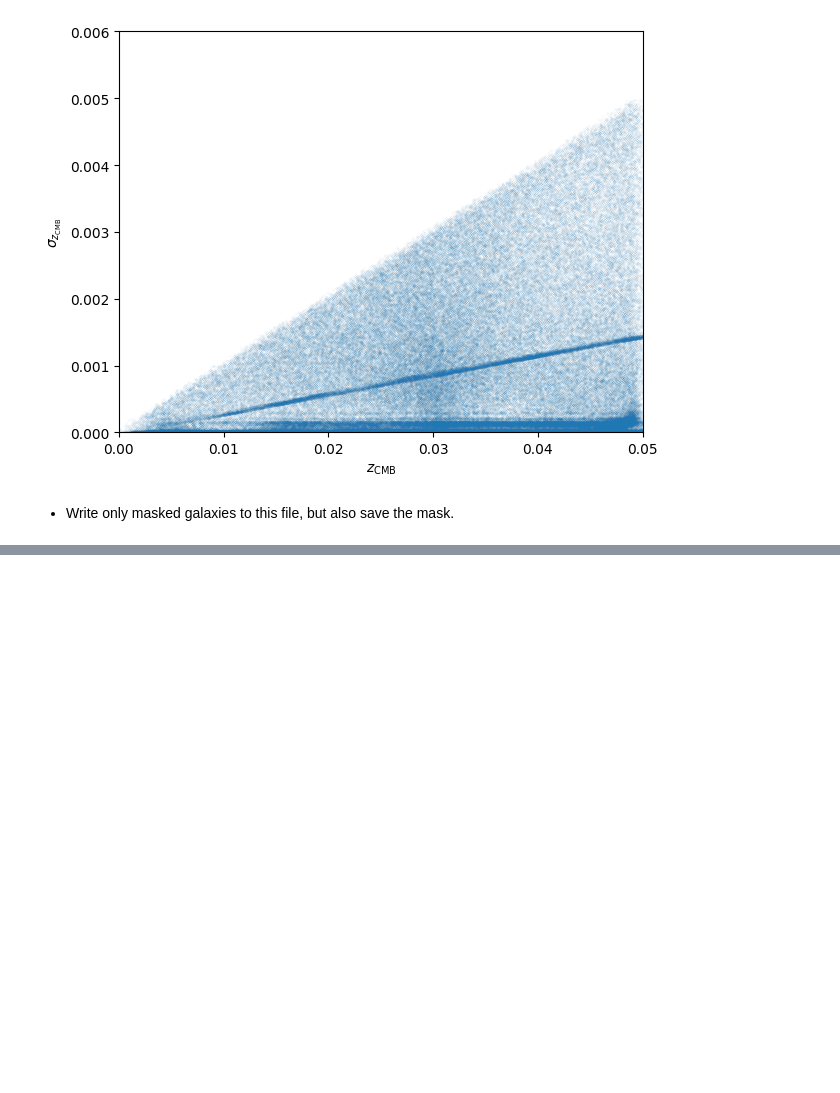
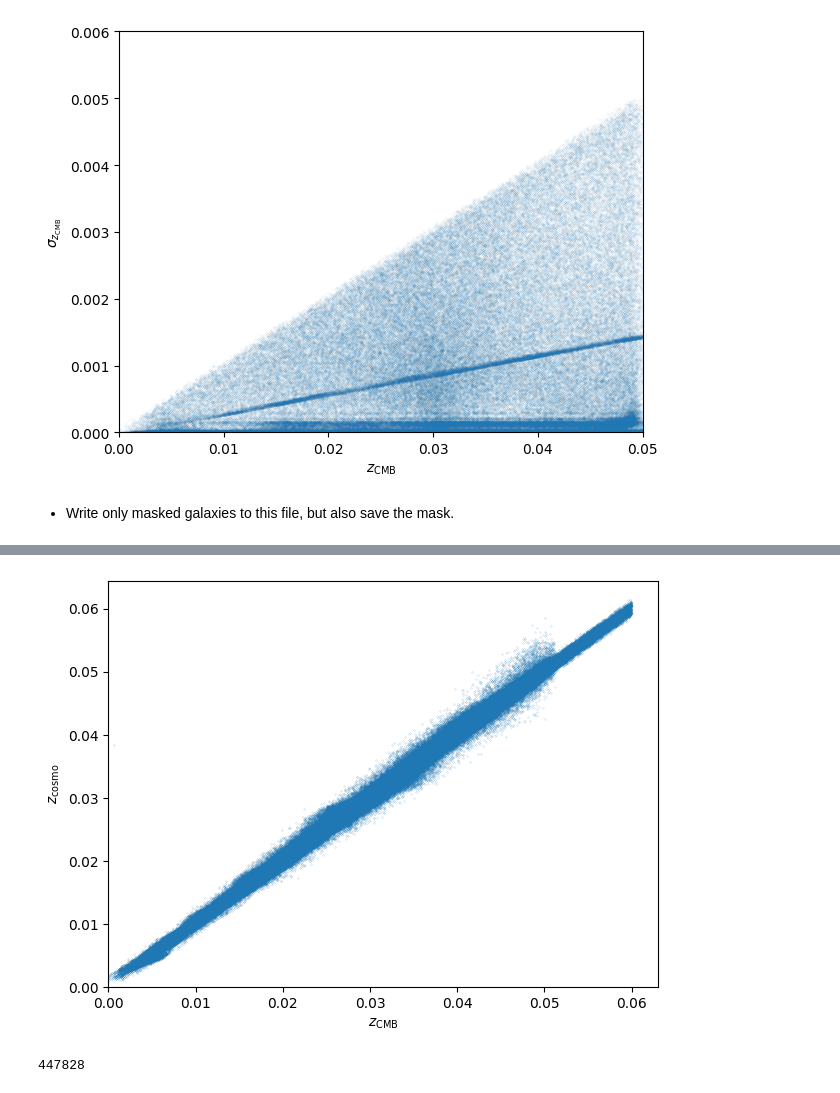
Before and after one commit to Richard-Sti/csiborgtools, a Jupyter notebook: notebooks/flow/process_upglade.ipynb, the cells around one changed output, grey strips where cells are left out. Saved outputs shown, nothing was run; the diff lists cells and outputs as text; code cells hidden in the pictures; blank space fills up the shorter version.

```diff
--- a/notebooks/flow/process_upglade.ipynb
+++ b/notebooks/flow/process_upglade.ipynb
@@ -197,0 +150,22 @@ plt.show()
+# %%
+data["zcosmo"] = np.zeros_like(data["RA"])
+data["zcosmo"][mask] = mean_zcosmo
+
+data["e_zcosmo"] = np.zeros_like(data["RA"])
+data["e_zcosmo"][mask] = std_zcosmo
+# %%
+plt.figure()
+plt.scatter(data["zcmb"], data["zcosmo"], s=0.01)
+
+plt.xlabel(r"$z_{\rm CMB}$")
+plt.ylabel(r"$z_{\rm cosmo}$")
+plt.xlim(0)
+plt.ylim(0)
+plt.tight_layout()
+plt.show()
+# %% [output]
+[figure, added]
+# %%
+np.nanargmax(np.abs(data["zcosmo"] - data["zcmb"]))
+# %% [output]
+447828
```
Also changed, not shown: parts of 15 cells of this notebook.
